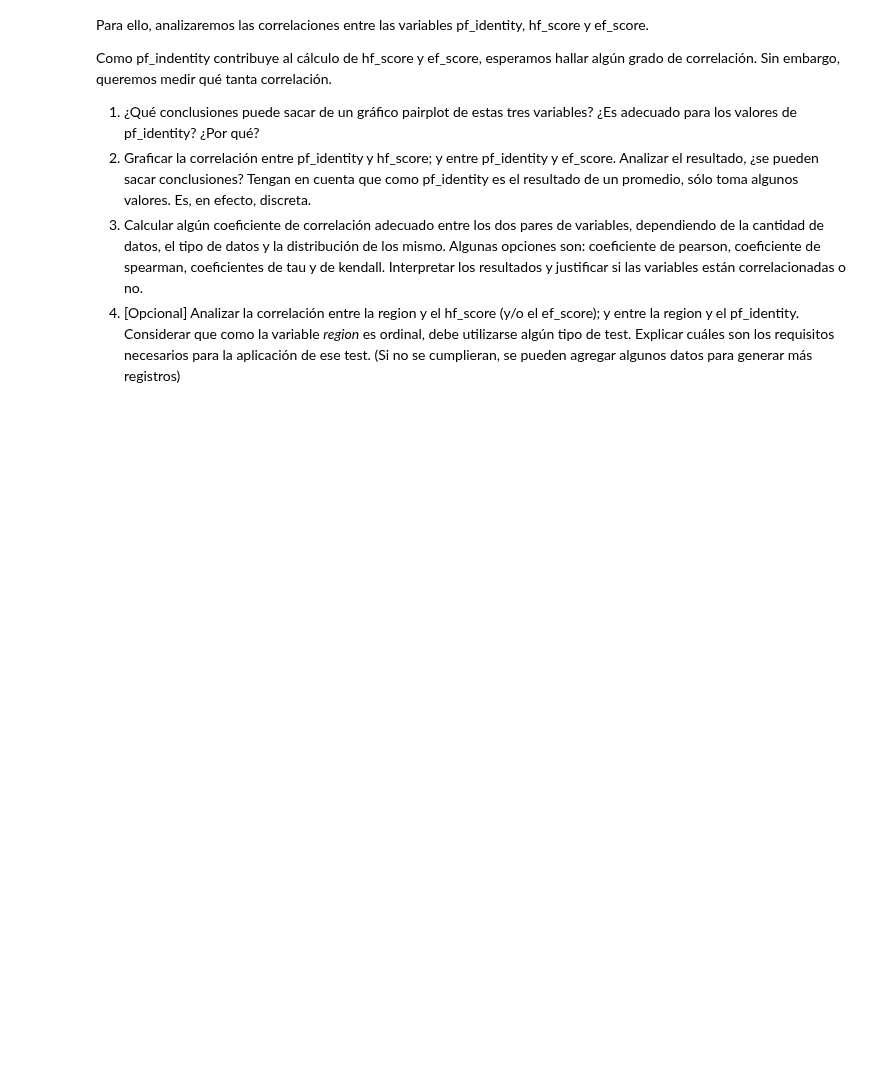
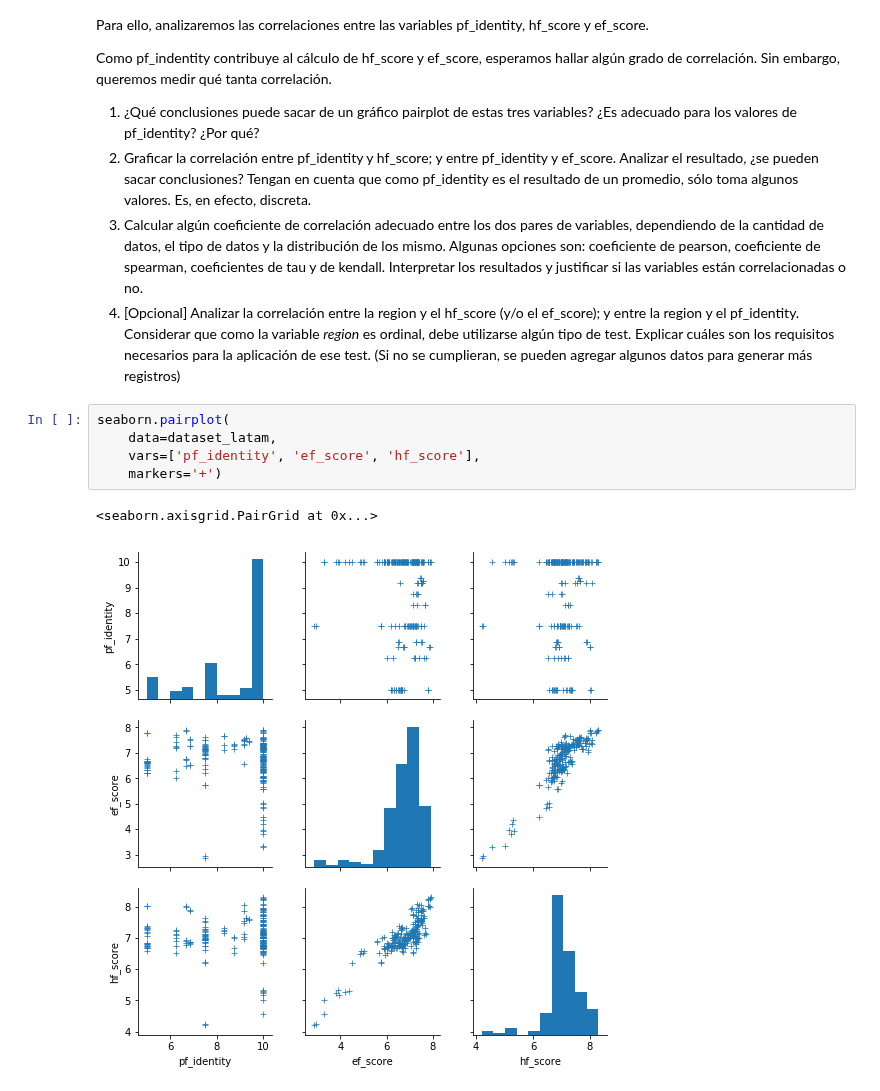
Before and after one commit to kevinsen/diplodatos-ayv-1, a Jupyter notebook: 02_practico_I_mz.ipynb, the cells around one changed output. Saved outputs shown, nothing was run; the diff lists cells and outputs as text; blank space fills up the shorter version.

```diff
--- a/02_practico_I_mz.ipynb
+++ b/02_practico_I_mz.ipynb
@@ -496,3 +514,11 @@ Como pf_indentity contribuye al cálculo de hf_score y ef_score, esperamos halla
 2. Graficar la correlación entre pf_identity y hf_score; y entre pf_identity y ef_score. Analizar el resultado, ¿se pueden sacar conclusiones? Tengan en cuenta que como pf_identity es el resultado de un promedio, sólo toma algunos valores. Es, en efecto, discreta.
 3. Calcular algún coeficiente de correlación adecuado entre los dos pares de variables, dependiendo de la cantidad de datos, el tipo de datos y la distribución de los mismo. Algunas opciones son: coeficiente de pearson, coeficiente de spearman, coeficientes de tau y de kendall. Interpretar los resultados y justificar si las variables están correlacionadas o no.
 4. [Opcional] Analizar la correlación entre la region y el hf_score (y/o el ef_score); y entre la region y el pf_identity. Considerar que como la variable *region* es ordinal, debe utilizarse algún tipo de test. Explicar cuáles son los requisitos necesarios para la aplicación de ese test. (Si no se cumplieran, se pueden agregar algunos datos para generar más registros)
+# %%
+seaborn.pairplot(
+    data=dataset_latam,
+    vars=['pf_identity', 'ef_score', 'hf_score'],
+    markers='+')
+# %% [output]
+<seaborn.axisgrid.PairGrid at 0x...>
+[figure, added]
```
Also changed, not shown: parts of 11 cells of this notebook.
